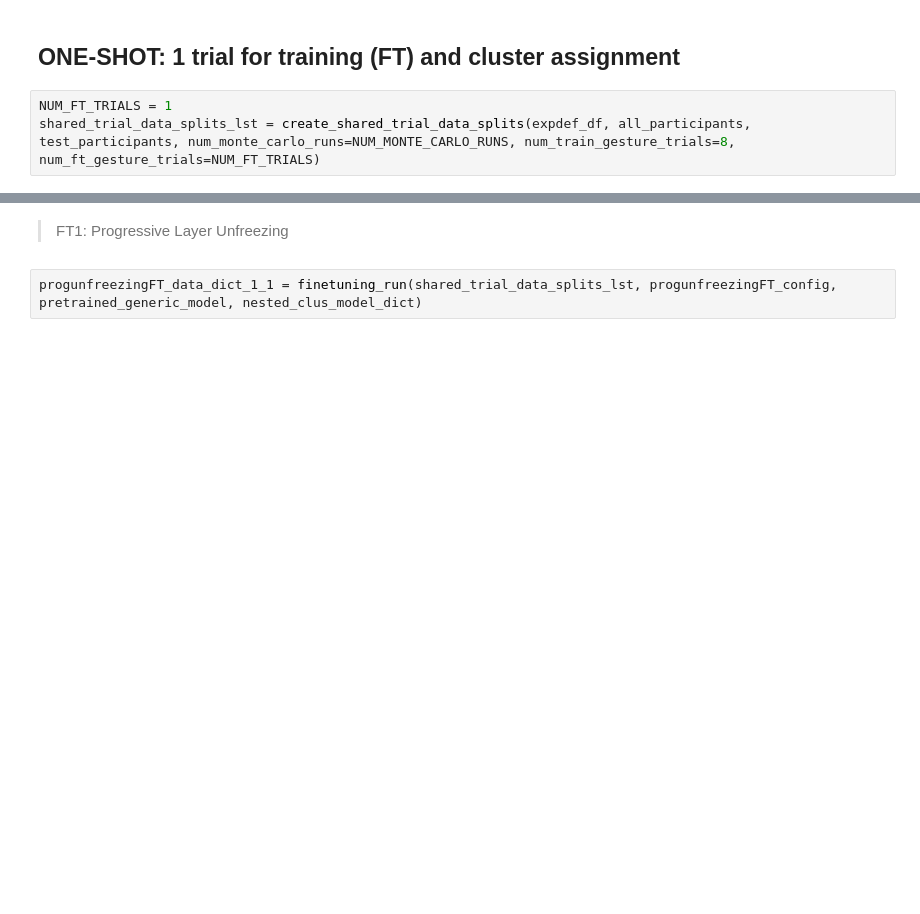
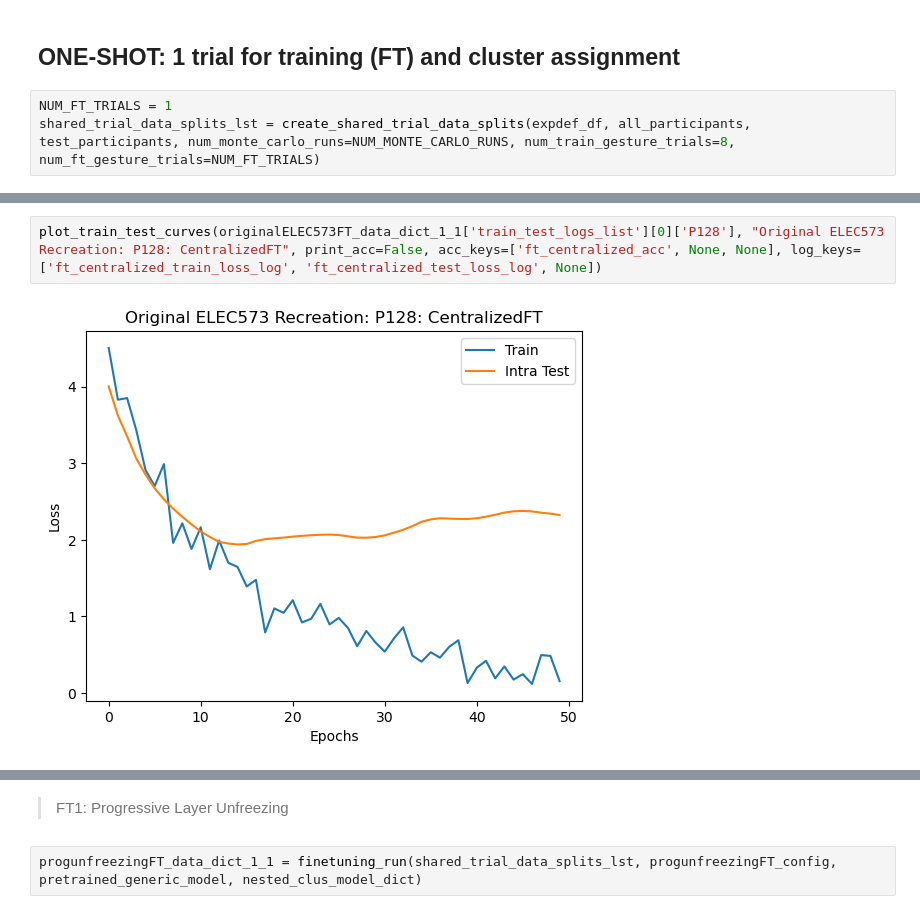
Before and after one commit to kdmalc/fl-gestures, a Jupyter notebook: April_25/105_FT_Methods_Study.ipynb, the cells around one changed output, grey strips where cells are left out. Drawn from its saved outputs; the diff is of its cells as text; blank space fills up the shorter version.

```diff
--- a/April_25/105_FT_Methods_Study.ipynb
+++ b/April_25/105_FT_Methods_Study.ipynb
@@ -105,0 +166,4 @@ shared_trial_data_splits_lst = create_shared_trial_data_splits(expdef_df, all_pa
+# %%
+plot_train_test_curves(originalELEC573FT_data_dict_1_1['train_test_logs_list'][0]['P128'], "Original ELEC573 Recreation: P128: CentralizedFT", print_acc=False, acc_keys=['ft_centralized_acc', None, None], log_keys=['ft_centralized_train_loss_log', 'ft_centralized_test_loss_log', None])
+# %% [output]
+[figure, added]
```
Also changed, not shown: parts of 13 cells of this notebook, 9 other files.
